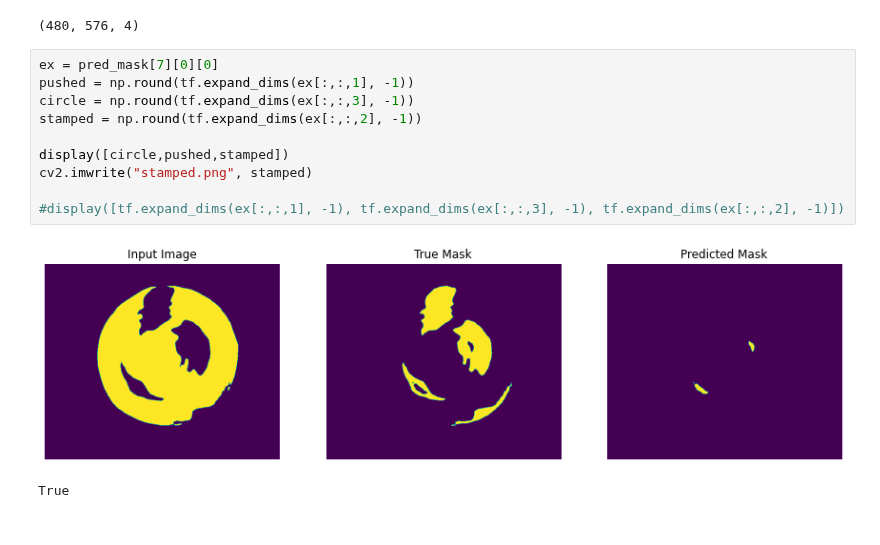
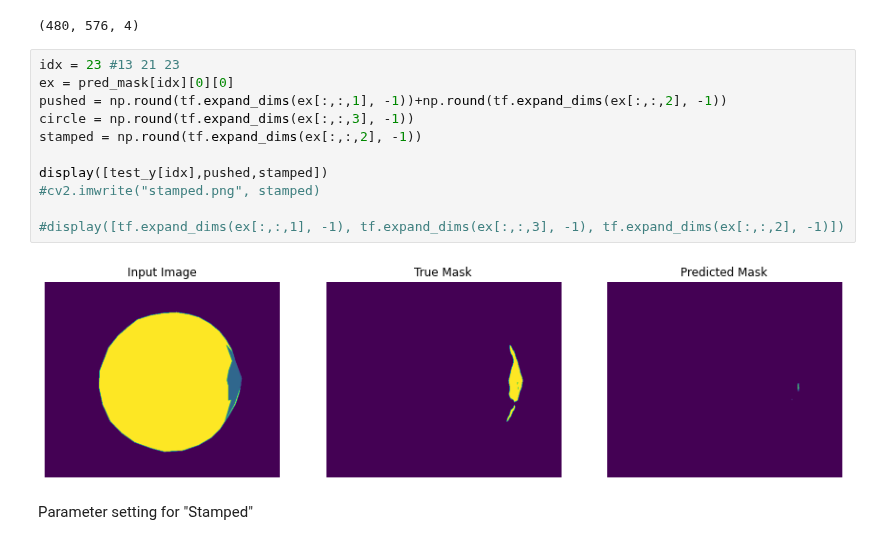
Before and after one commit to jhk0429/Segmentation_project, a Jupyter notebook: PSPNet/Inference_and_blob_detection.ipynb, the cells around one changed output. Drawn from its saved outputs; the diff is of its cells as text.

```diff
--- a/PSPNet/Inference_and_blob_detection.ipynb
+++ b/PSPNet/Inference_and_blob_detection.ipynb
@@ -184,18 +184,20 @@ print(np.shape(pred_mask[0][0][0]))
 # %% [output]
 (480, 576, 4)
 # %%
-ex = pred_mask[7][0][0]
-pushed = np.round(tf.expand_dims(ex[:,:,1], -1))
+idx = 23 #13 21 23
+ex = pred_mask[idx][0][0]
+pushed = np.round(tf.expand_dims(ex[:,:,1], -1))+np.round(tf.expand_dims(ex[:,:,2], -1))
 circle = np.round(tf.expand_dims(ex[:,:,3], -1))
 stamped = np.round(tf.expand_dims(ex[:,:,2], -1))
 
-display([circle,pushed,stamped])
-cv2.imwrite("stamped.png", stamped)
+display([test_y[idx],pushed,stamped])
+#cv2.imwrite("stamped.png", stamped)
 
 #display([tf.expand_dims(ex[:,:,1], -1), tf.expand_dims(ex[:,:,3], -1), tf.expand_dims(ex[:,:,2], -1)])
 # %% [output]
-[figure, old version]
+[figure, new version]
-True
+# %% [markdown]
+Parameter setting for "Stamped"
 # %%
 import cv2
 detector = cv2.SimpleBlobDetector()
```
Also changed, not shown: parts of 11 cells of this notebook.
